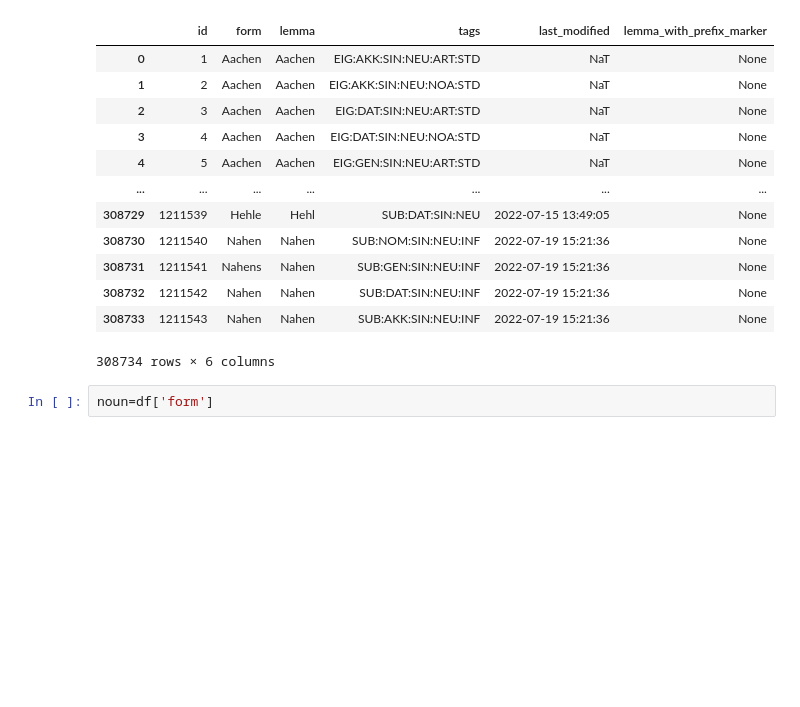
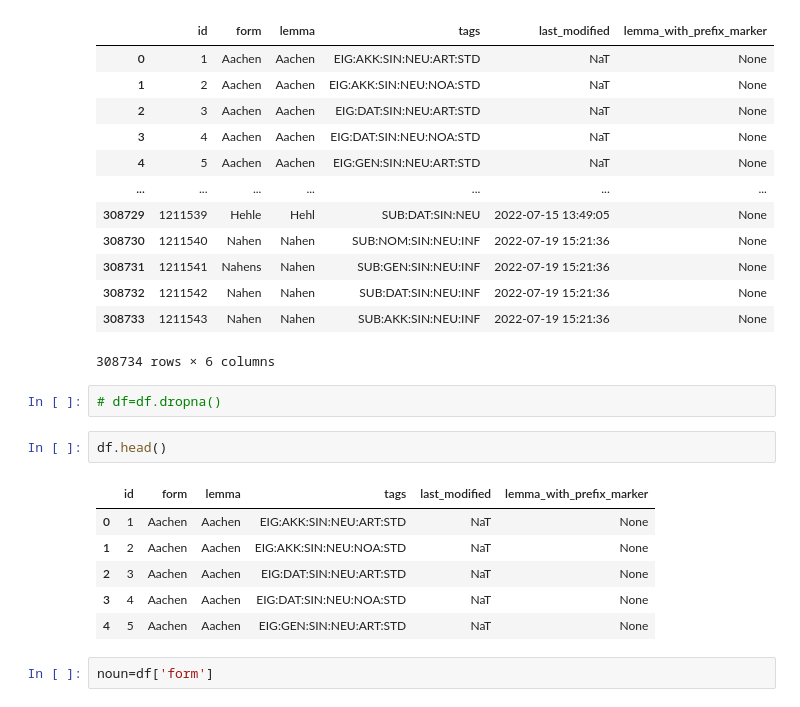
Before and after one commit to Guzamo1000/fazzta, a Jupyter notebook: scrip1.ipynb, the cells around one changed output. Saved outputs shown, nothing was run; the diff lists cells and outputs as text; blank space fills up the shorter version.

```diff
--- a/scrip1.ipynb
+++ b/scrip1.ipynb
@@ -22,6 +25,17 @@ df
 | 308732 | 1211542 | Nahen | Nahen | SUB:DAT:SIN:NEU:INF | 2022-07-19 15:21:36 | None |
 | 308733 | 1211543 | Nahen | Nahen | SUB:AKK:SIN:NEU:INF | 2022-07-19 15:21:36 | None |
 308734 rows × 6 columns
+# %%
+# df=df.dropna()
+# %%
+df.head()
+# %% [output]
+|  | id | form | lemma | tags | last_modified | lemma_with_prefix_marker |
+| 0 | 1 | Aachen | Aachen | EIG:AKK:SIN:NEU:ART:STD | NaT | None |
+| 1 | 2 | Aachen | Aachen | EIG:AKK:SIN:NEU:NOA:STD | NaT | None |
+| 2 | 3 | Aachen | Aachen | EIG:DAT:SIN:NEU:ART:STD | NaT | None |
+| 3 | 4 | Aachen | Aachen | EIG:DAT:SIN:NEU:NOA:STD | NaT | None |
+| 4 | 5 | Aachen | Aachen | EIG:GEN:SIN:NEU:ART:STD | NaT | None |
 # %%
 noun=df['form']
 # %%
```
Also changed, not shown: parts of 14 cells of this notebook, 2 other files.
